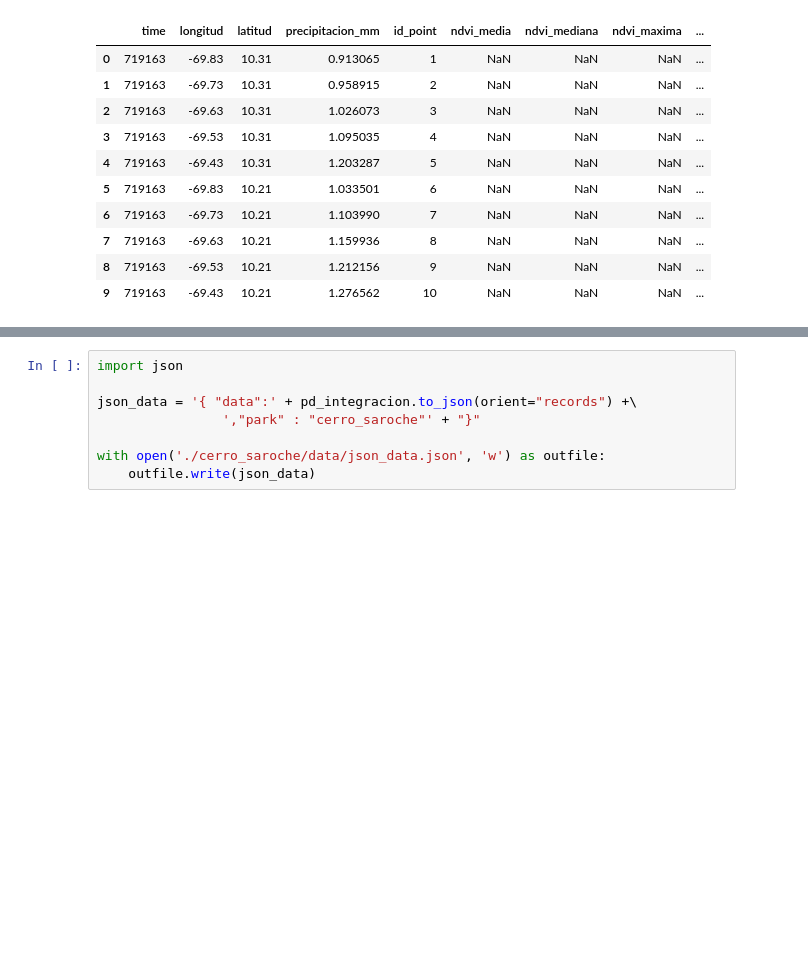
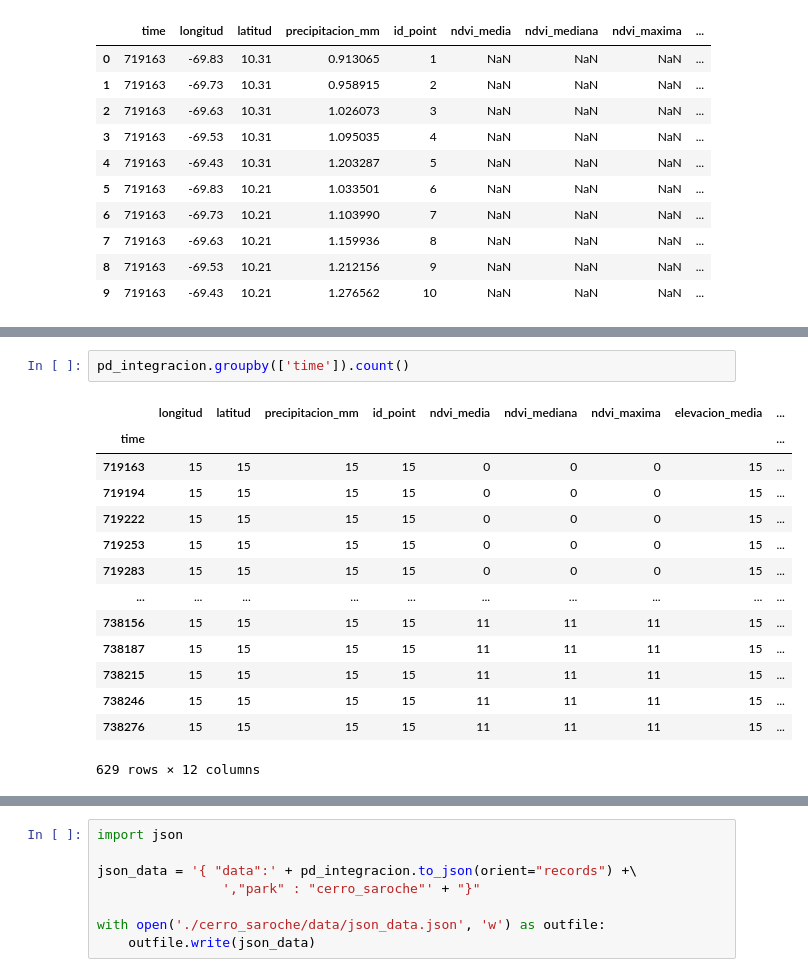
Before and after one commit to esglobe/geet-metview, a Jupyter notebook: 7_meteorological_data.ipynb, the cells around one changed output, grey strips where cells are left out. Drawn from its saved outputs; the diff is of its cells as text; blank space fills up the shorter version.

```diff
--- a/7_meteorological_data.ipynb
+++ b/7_meteorological_data.ipynb
@@ -257,0 +266,17 @@ pd_integracion.groupby(['longitud','latitud']).count()
+# %%
+pd_integracion.groupby(['time']).count()
+# %% [output]
+|  | longitud | latitud | precipitacion_mm | id_point | ndvi_media | ndvi_mediana | ndvi_maxima | elevacion_media | ... |
+| time |  |  |  |  |  |  |  |  | ... |
+| 719163 | 15 | 15 | 15 | 15 | 0 | 0 | 0 | 15 | ... |
+| 719194 | 15 | 15 | 15 | 15 | 0 | 0 | 0 | 15 | ... |
+| 719222 | 15 | 15 | 15 | 15 | 0 | 0 | 0 | 15 | ... |
+| 719253 | 15 | 15 | 15 | 15 | 0 | 0 | 0 | 15 | ... |
+| 719283 | 15 | 15 | 15 | 15 | 0 | 0 | 0 | 15 | ... |
+| ... | ... | ... | ... | ... | ... | ... | ... | ... | ... |
+| 738156 | 15 | 15 | 15 | 15 | 11 | 11 | 11 | 15 | ... |
+| 738187 | 15 | 15 | 15 | 15 | 11 | 11 | 11 | 15 | ... |
+| 738215 | 15 | 15 | 15 | 15 | 11 | 11 | 11 | 15 | ... |
+| 738246 | 15 | 15 | 15 | 15 | 11 | 11 | 11 | 15 | ... |
+| 738276 | 15 | 15 | 15 | 15 | 11 | 11 | 11 | 15 | ... |
+629 rows × 12 columns
```
Also changed, not shown: parts of 7 cells of this notebook, 1 other file.
